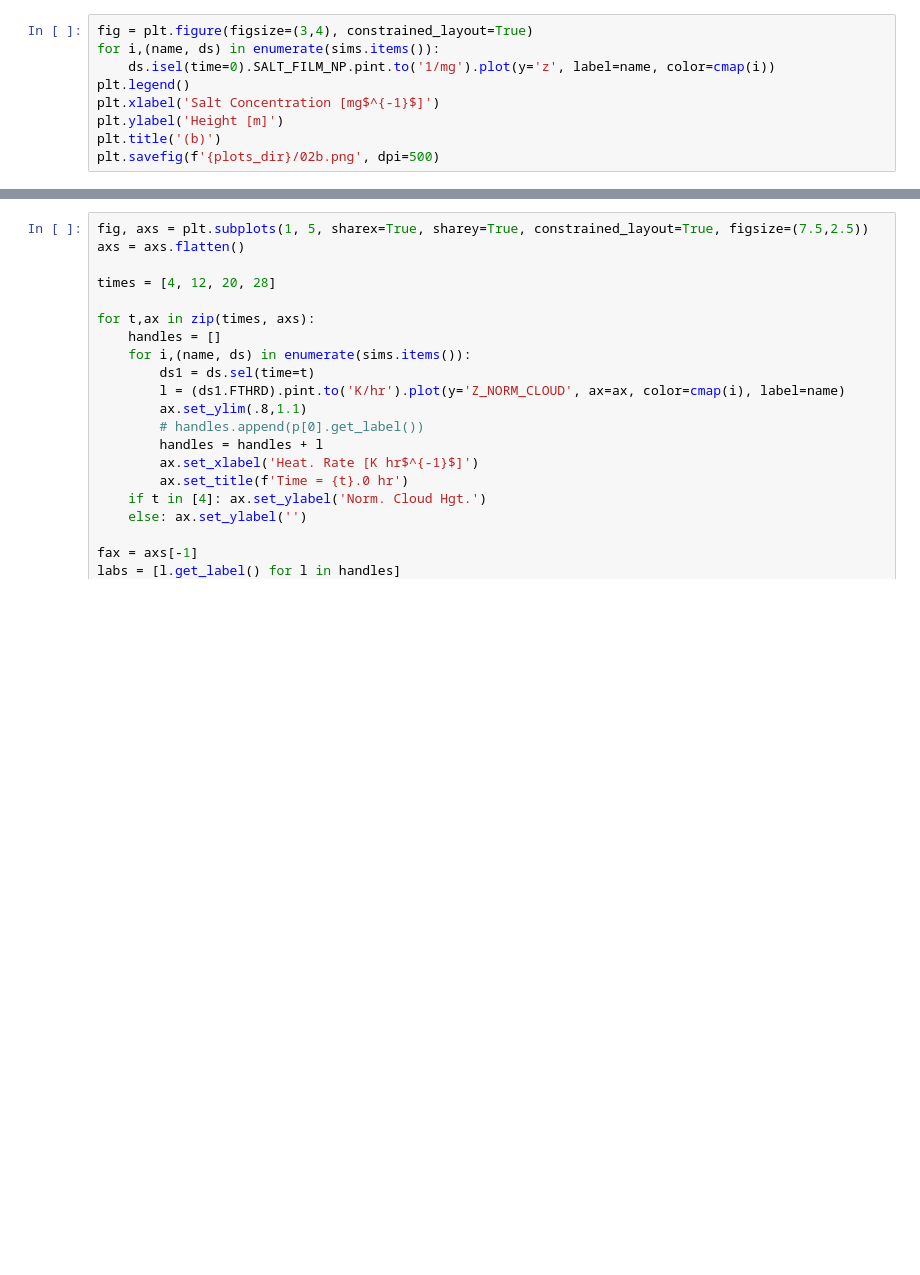
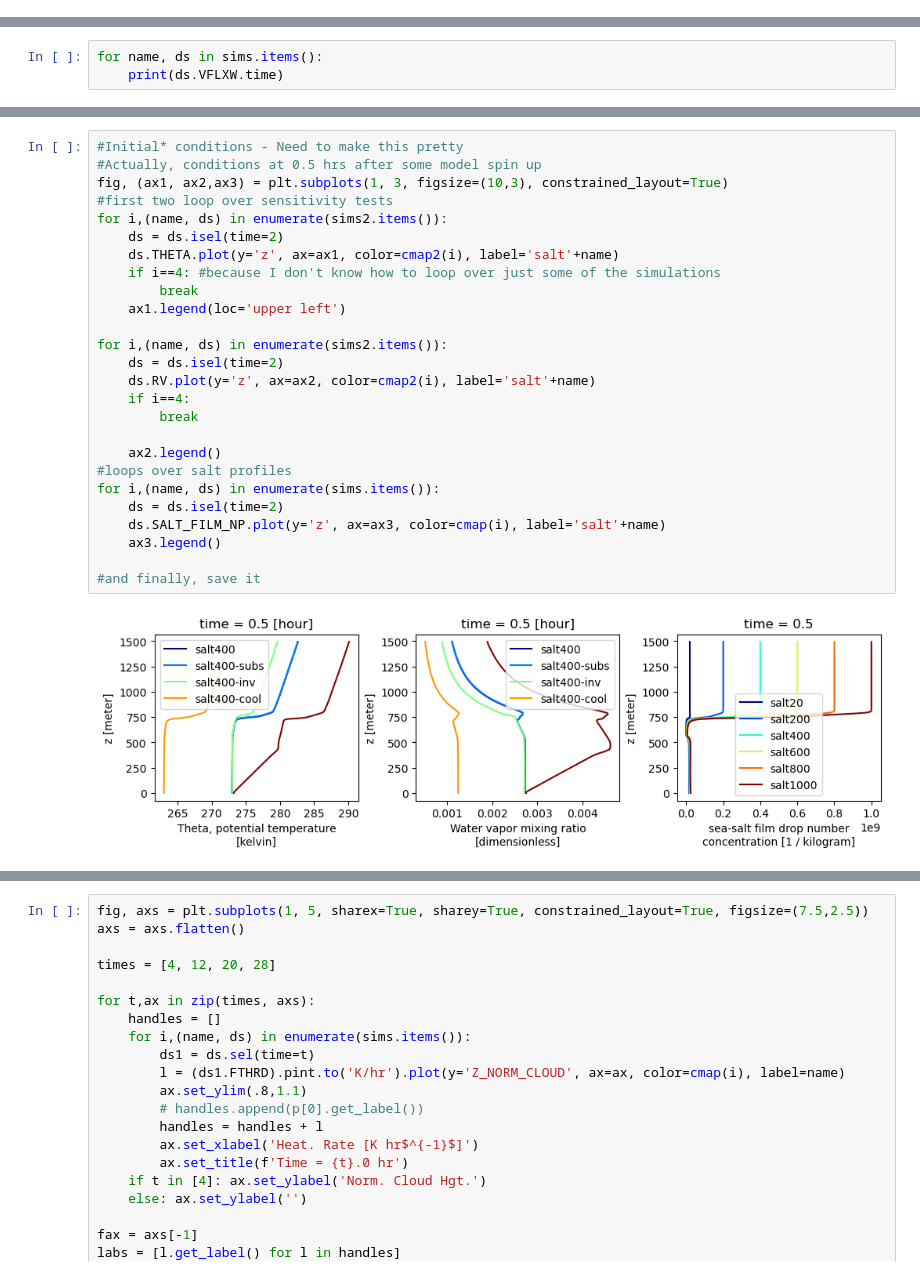
Before and after one commit to lsterzinger/sterzinger-igel-2023-scripts, a Jupyter notebook: 02-all-other-figures.ipynb, the cells around one changed output, grey strips where cells are left out. Drawn from its saved outputs; the diff is of its cells as text; blank space fills up the shorter version.

```diff
--- a/02-all-other-figures.ipynb
+++ b/02-all-other-figures.ipynb
@@ -33,9 +0,0 @@ plots_dir = './plots/'
-# %%
-fig = plt.figure(figsize=(3,4), constrained_layout=True)
-for i,(name, ds) in enumerate(sims.items()):
-    ds.isel(time=0).SALT_FILM_NP.pint.to('1/mg').plot(y='z', label=name, color=cmap(i))
-plt.legend()
-plt.xlabel('Salt Concentration [mg$^{-1}$]')
-plt.ylabel('Height [m]')
-plt.title('(b)')
-plt.savefig(f'{plots_dir}/02b.png', dpi=500)
@@ -41,0 +93,3 @@ plt.savefig(f'{plots_dir}/02b.png', dpi=500)
+# %%
+for name, ds in sims.items():
+    print(ds.VFLXW.time)
@@ -41,0 +114,28 @@ plt.savefig(f'{plots_dir}/02b.png', dpi=500)
+# %%
+#Initial* conditions - Need to make this pretty
+#Actually, conditions at 0.5 hrs after some model spin up
+fig, (ax1, ax2,ax3) = plt.subplots(1, 3, figsize=(10,3), constrained_layout=True)
+#first two loop over sensitivity tests
+for i,(name, ds) in enumerate(sims2.items()):
+    ds = ds.isel(time=2)
+    ds.THETA.plot(y='z', ax=ax1, color=cmap2(i), label='salt'+name)
+    if i==4: #because I don't know how to loop over just some of the simulations
+        break
+    ax1.legend(loc='upper left')
+
+for i,(name, ds) in enumerate(sims2.items()):
+    ds = ds.isel(time=2)
+    ds.RV.plot(y='z', ax=ax2, color=cmap2(i), label='salt'+name)
+    if i==4:
+        break
+
+    ax2.legend()
+#loops over salt profiles
+for i,(name, ds) in enumerate(sims.items()):
+    ds = ds.isel(time=2)
+    ds.SALT_FILM_NP.plot(y='z', ax=ax3, color=cmap(i), label='salt'+name)
+    ax3.legend()
+
+#and finally, save it
+# %% [output]
+[figure, added]
```
Also changed, not shown: parts of 15 cells of this notebook.
